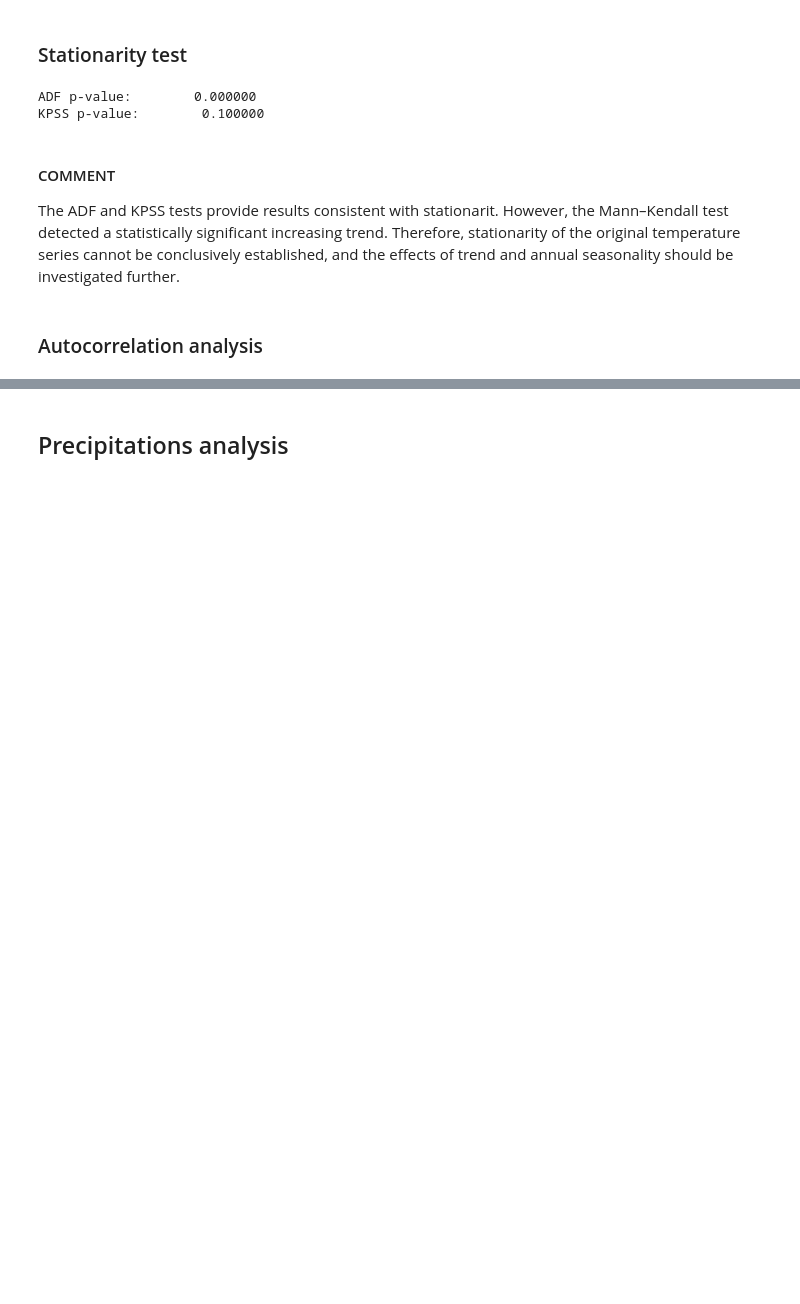
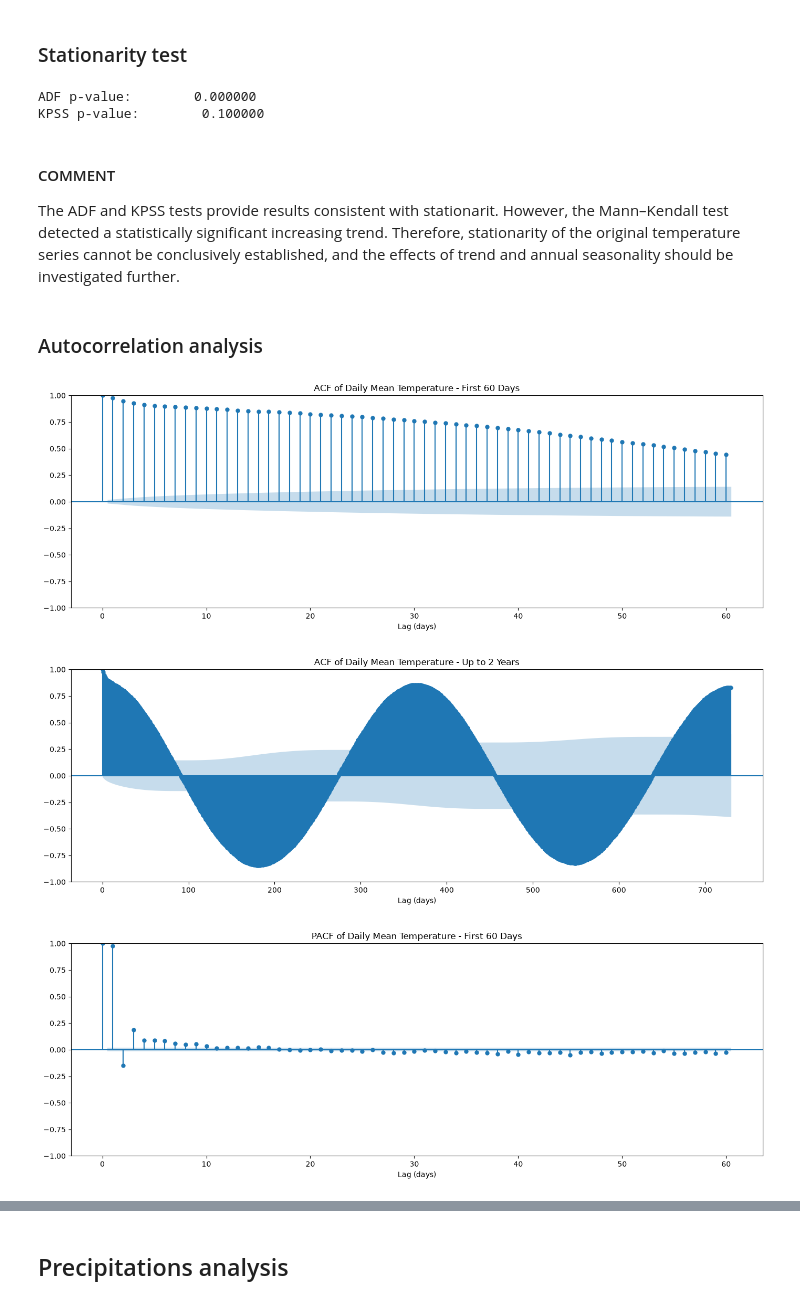
Before and after one commit to SinghSahiljit44/Weather_forecasting, a Jupyter notebook: notebooks/data_analysis.ipynb, the cells around one changed output, grey strips where cells are left out. Drawn from its saved outputs; the diff is of its cells as text; code cells hidden in the pictures; blank space fills up the shorter version.

```diff
--- a/notebooks/data_analysis.ipynb
+++ b/notebooks/data_analysis.ipynb
@@ -440,4 +440,33 @@ The ADF and KPSS tests provide results consistent with stationarit. However, the
 # %% [markdown]
 ### Autocorrelation analysis
 # %%
-#
+import matplotlib.pyplot as plt
+from statsmodels.graphics.tsaplots import plot_acf, plot_pacf
+
+# ACF: short-term dependence
+fig, ax = plt.subplots(figsize=(14, 5))
+plot_acf(series, lags=60, ax=ax)
+ax.set_title("ACF of Daily Mean Temperature - First 60 Days")
+ax.set_xlabel("Lag (days)")
+plt.tight_layout()
+plt.show()
+
+# ACF: annual seasonal patterns
+fig, ax = plt.subplots(figsize=(14, 5))
+plot_acf(series, lags=730, ax=ax)
+ax.set_title("ACF of Daily Mean Temperature - Up to 2 Years")
+ax.set_xlabel("Lag (days)")
+plt.tight_layout()
+plt.show()
+
+# PACF: short-term autoregressive structure
+fig, ax = plt.subplots(figsize=(14, 5))
+plot_pacf(series, lags=60, method="ywm", ax=ax)
+ax.set_title("PACF of Daily Mean Temperature - First 60 Days")
+ax.set_xlabel("Lag (days)")
+plt.tight_layout()
+plt.show()
+# %% [output]
+[figure, added]
+[figure, added]
+[figure, added]
```
Also changed, not shown: parts of 27 cells of this notebook.
